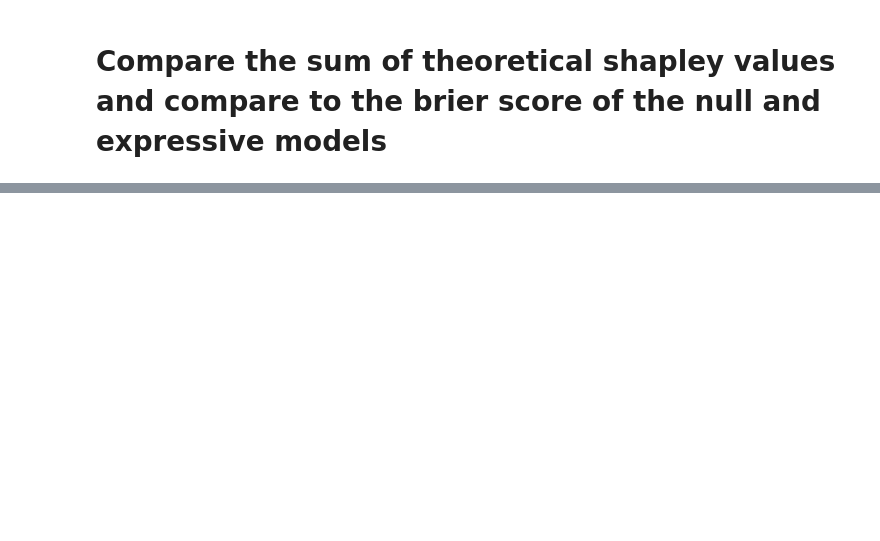
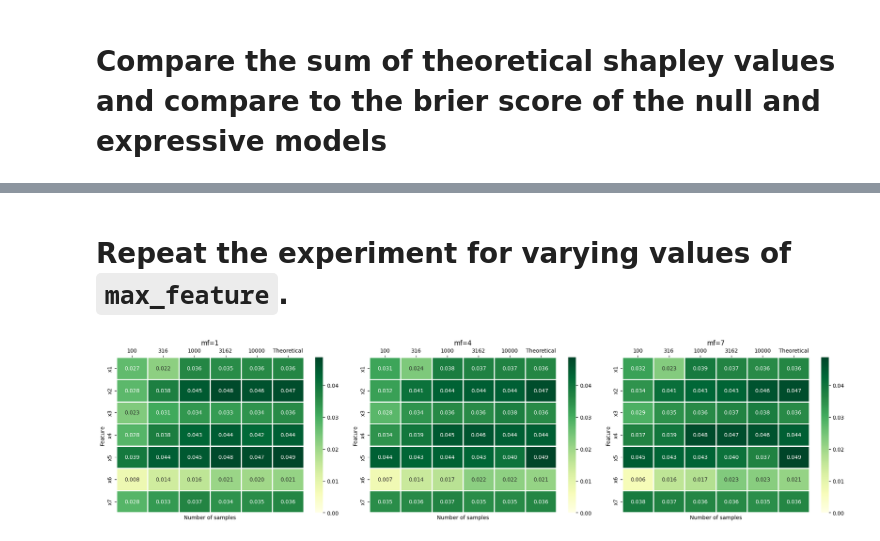
Before and after one commit to GaetandeCast/Internship, a Jupyter notebook: shapley_value_comparison/noised_led_experiment.ipynb, the cells around one changed output, grey strips where cells are left out. Cells and saved outputs as stored; diff of their text form; code cells hidden in the pictures; blank space fills up the shorter version.

Commit message:
add a comparison on the value of max_features

```diff
--- a/shapley_value_comparison/noised_led_experiment.ipynb
+++ b/shapley_value_comparison/noised_led_experiment.ipynb
@@ -417,0 +437,2 @@ Difference in Brier score 0.25875849227511993
+# %% [markdown]
+# Repeat the experiment for varying values of `max_feature`.
@@ -417,0 +462,73 @@ Difference in Brier score 0.25875849227511993
+# %%
+UMDI_mf1 = pd.DataFrame(
+    index=["x1", "x2", "x3", "x4", "x5", "x6", "x7"],
+)
+UMDI_mf4 = pd.DataFrame(
+    index=["x1", "x2", "x3", "x4", "x5", "x6", "x7"],
+)
+UMDI_mf7 = pd.DataFrame(
+    index=["x1", "x2", "x3", "x4", "x5", "x6", "x7"],
+)
+for t_idx in range(len(train_sizes)):
+    UMDI_mf1.loc[:,f"{train_sizes[t_idx]}"] = np.mean(umdi_mf[:, t_idx, :, 0], axis=1)
+    UMDI_mf4.loc[:,f"{train_sizes[t_idx]}"] = np.mean(umdi_mf[:, t_idx, :, 1], axis=1)
+    UMDI_mf7.loc[:,f"{train_sizes[t_idx]}"] = np.mean(umdi_mf[:, t_idx, :, 2], axis=1)
+
+UMDI_mf1.loc[:, "Theoretical"] = np.mean(theoretical_value, axis=0)
+UMDI_mf4.loc[:, "Theoretical"] = np.mean(theoretical_value, axis=0)
+UMDI_mf7.loc[:, "Theoretical"] = np.mean(theoretical_value, axis=0)
+
+max_value = np.max([UMDI_mf1.max(), UMDI_mf4.max(), UMDI_mf7.max()])
+
+# Plot the heatmaps
+fig, axes = plt.subplots(1, 3, figsize=(20, 5))
+
+sns.heatmap(
+    UMDI_mf1,
+    annot=True,
+    cmap="YlGn",
+    fmt=".3f",
+    linewidths=1,
+    ax=axes[0],
+    vmin=0,
+    vmax=max_value,
+)
+axes[0].xaxis.tick_top()
+axes[0].set_xlabel("Number of samples")
+axes[0].set_ylabel("Feature")
+axes[0].set_title("mf=1")
+
+sns.heatmap(
+    UMDI_mf4,
+    annot=True,
+    cmap="YlGn",
+    fmt=".3f",
+    linewidths=1,
+    ax=axes[1],
+    vmin=0,
+    vmax=max_value,
+)
+axes[1].xaxis.tick_top()
+axes[1].set_xlabel("Number of samples")
+axes[1].set_ylabel("Feature")
+axes[1].set_title("mf=4")
+
+sns.heatmap(
+    UMDI_mf7,
+    annot=True,
+    cmap="YlGn",
+    fmt=".3f",
+    linewidths=1,
+    ax=axes[2],
+    vmin=0,
+    vmax=max_value,
+)
+axes[2].xaxis.tick_top()
+axes[2].set_xlabel("Number of samples")
+axes[2].set_ylabel("Feature")
+axes[2].set_title("mf=7")
+
+plt.tight_layout()
+plt.show()
+# %% [output]
+[figure, added]
```
Also changed, not shown: parts of 4 cells of this notebook.
